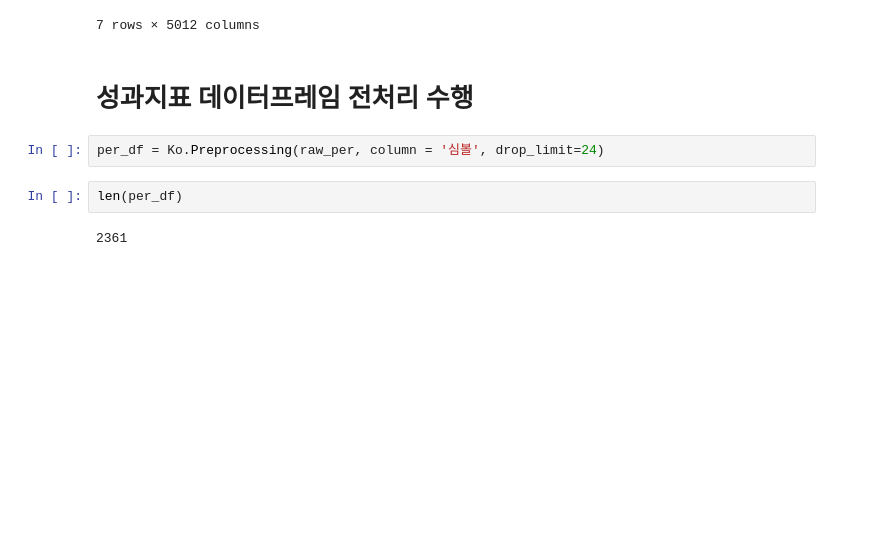
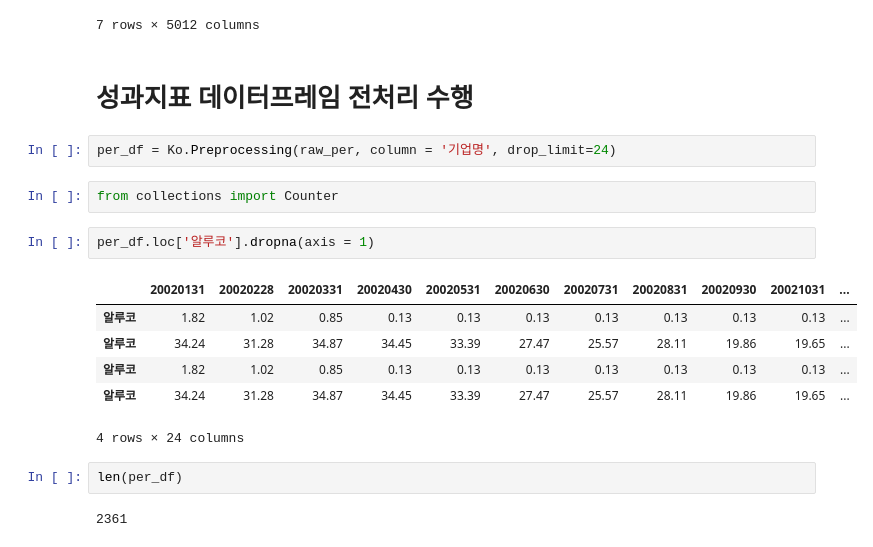
Before and after one commit to DonghyungKo/SSU, a Jupyter notebook: Financial_Market/Personal_project/Monthly Code/ALL_PER.ipynb, the cells around one changed output. Cells and saved outputs as stored; diff of their text form; blank space fills up the shorter version.

```diff
--- a/Financial_Market/Personal_project/Monthly Code/ALL_PER.ipynb
+++ b/Financial_Market/Personal_project/Monthly Code/ALL_PER.ipynb
@@ -25,7 +25,18 @@ raw_per.head(7)
 # %% [markdown]
 # 성과지표 데이터프레임 전처리 수행
 # %%
-per_df = Ko.Preprocessing(raw_per, column = '심볼', drop_limit=24)
+per_df = Ko.Preprocessing(raw_per, column = '기업명', drop_limit=24)
+# %%
+from collections import Counter
+# %%
+per_df.loc['알루코'].dropna(axis = 1)
+# %% [output]
+|  | 20020131 | 20020228 | 20020331 | 20020430 | 20020531 | 20020630 | 20020731 | 20020831 | 20020930 | 20021031 | ... |
+| 알루코 | 1.82 | 1.02 | 0.85 | 0.13 | 0.13 | 0.13 | 0.13 | 0.13 | 0.13 | 0.13 | ... |
+| 알루코 | 34.24 | 31.28 | 34.87 | 34.45 | 33.39 | 27.47 | 25.57 | 28.11 | 19.86 | 19.65 | ... |
+| 알루코 | 1.82 | 1.02 | 0.85 | 0.13 | 0.13 | 0.13 | 0.13 | 0.13 | 0.13 | 0.13 | ... |
+| 알루코 | 34.24 | 31.28 | 34.87 | 34.45 | 33.39 | 27.47 | 25.57 | 28.11 | 19.86 | 19.65 | ... |
+4 rows × 24 columns
 # %%
 len(per_df)
 # %% [output]
```
Also changed, not shown: 1 other file.
